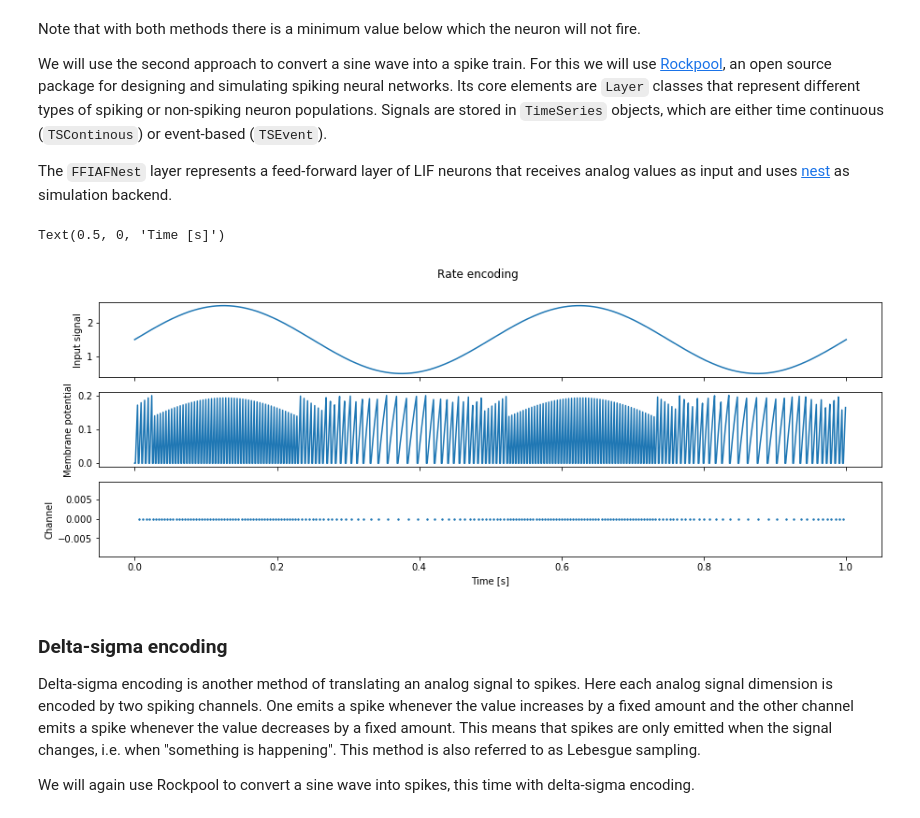
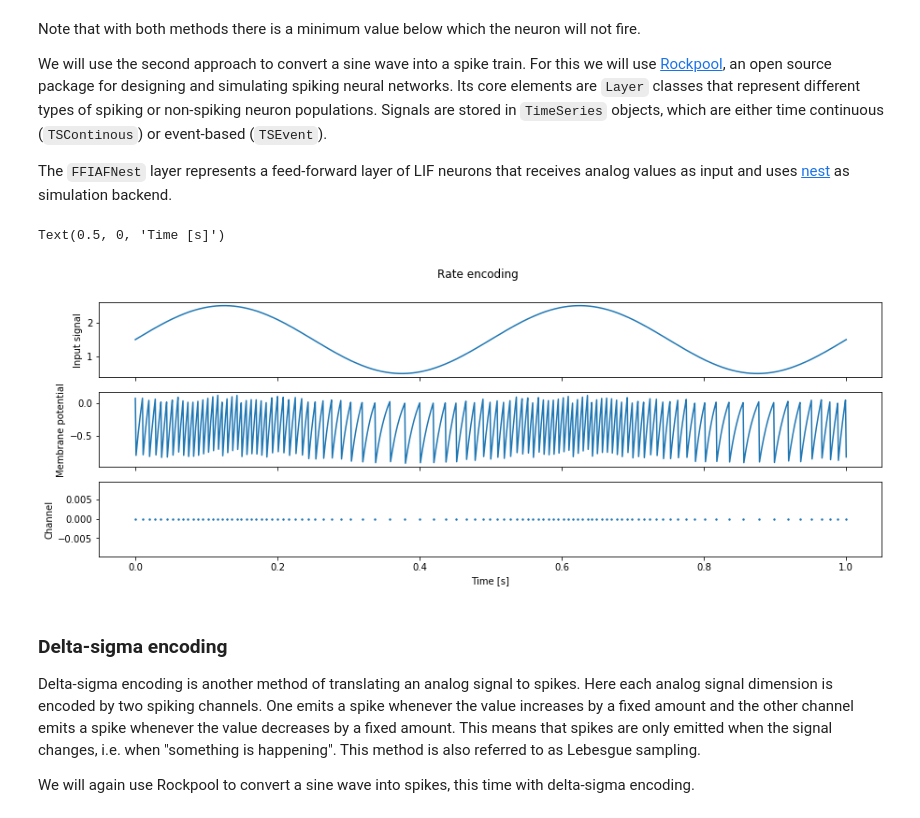
Before and after one commit to synsense/snn-workshop-amld-2020, a Jupyter notebook: Notebooks/IntroToReservoirs/Reservoir computing.ipynb, the cells around one changed output. Saved outputs shown, nothing was run; the diff lists cells and outputs as text; code cells hidden in the pictures.

Commit message:
Fix typos in Intro to Resrevoir computing and replace nest layer with jax layer

```diff
--- a/Notebooks/IntroToReservoirs/Reservoir computing.ipynb
+++ b/Notebooks/IntroToReservoirs/Reservoir computing.ipynb
@@ -96,52 +96,56 @@ import importlib
 if importlib.util.find_spec('rockpool') is None:
   !pip install rockpool
 
+# install jax
+if importlib.util.find_spec('jax') is None:
+  !pip install jax jaxlib
+
+# - Disable warning display
+import warnings
+warnings.filterwarnings('ignore')
+
 import numpy as np
 from matplotlib import pyplot as plt
 from rockpool import TSContinuous
-from rockpool.layers import FFIAFNest
+from rockpool.layers import RecLIFCurrentInJax
 
 # - Input signal
 time = np.linspace(0, 1, 1001)
 freq = 2
-sine_samples = np.sin(time * freq * 2 * np.pi).reshape(-1,1)  # + 1.5
+sine_samples = np.sin(time * freq * 2 * np.pi).reshape(-1,1) + 1.5
 sine_ts = TSContinuous(
     time,
     sine_samples
 )
 
 # - Plot
 fig, axes = plt.subplots(3, sharex=True, figsize=(15,5))
 fig.suptitle("Rate encoding")
 sine_ts.plot(target=axes[0])
 axes[0].set_ylabel("Input signal")
 
 # - "Layer" of one LIF neuron
-weights = np.eye(1)
-lif_layer = FFIAFNest(
-    weights=weights,
+lif_layer = RecLIFCurrentInJax(
+    w_recurrent = [0],
     bias=0,
-    v_reset=0,
-    v_rest=0,
-    v_thresh=0.2,
-    tau_mem=0.025,
+    tau_mem=0.02,
+    tau_syn = 0.01,
     dt=0.001,
-    record=True,
     name="lif_neuron"
 )
 
 # - Evolve layer to obtain spiking output
 spike_train = lif_layer.evolve(sine_ts)
 
 # - Plot
-lif_layer.recorded_states.plot(target=axes[1])
+lif_layer.v_mem_last_evolution.plot(target=axes[1])
 axes[1].set_ylabel("Membrane potential")
 spike_train.plot(target=axes[2], s=2)
 axes[2].set_ylabel("Channel")
 axes[2].set_xlabel("Time [s]")
 # %% [output]
 Text(0.5, 0, 'Time [s]')
-[figure, old version]
+[figure, new version]
 # %% [markdown]
 ### Delta-sigma encoding
 
```
Also changed, not shown: parts of 2 cells of this notebook.
